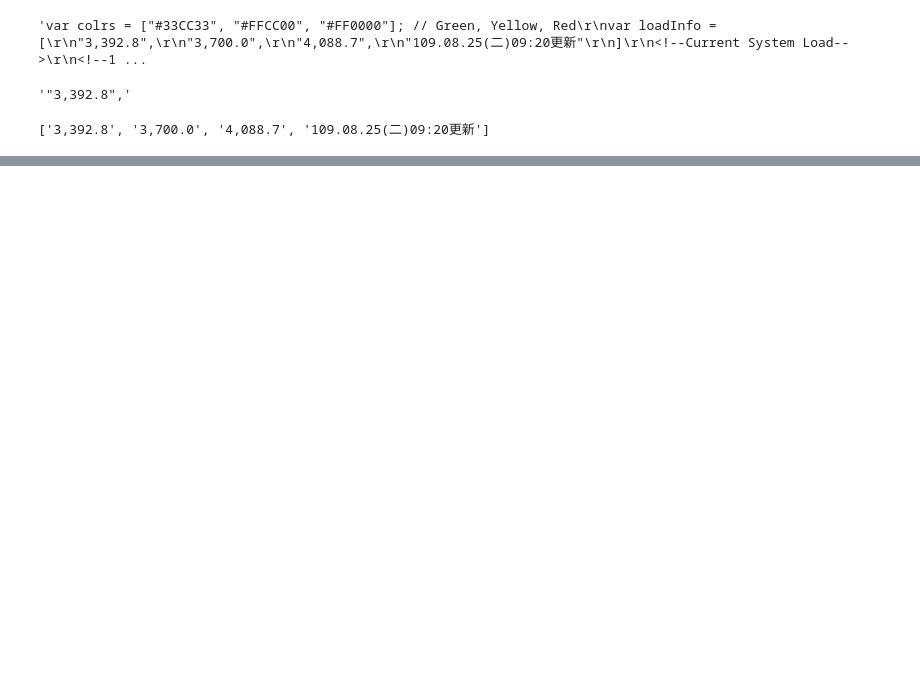
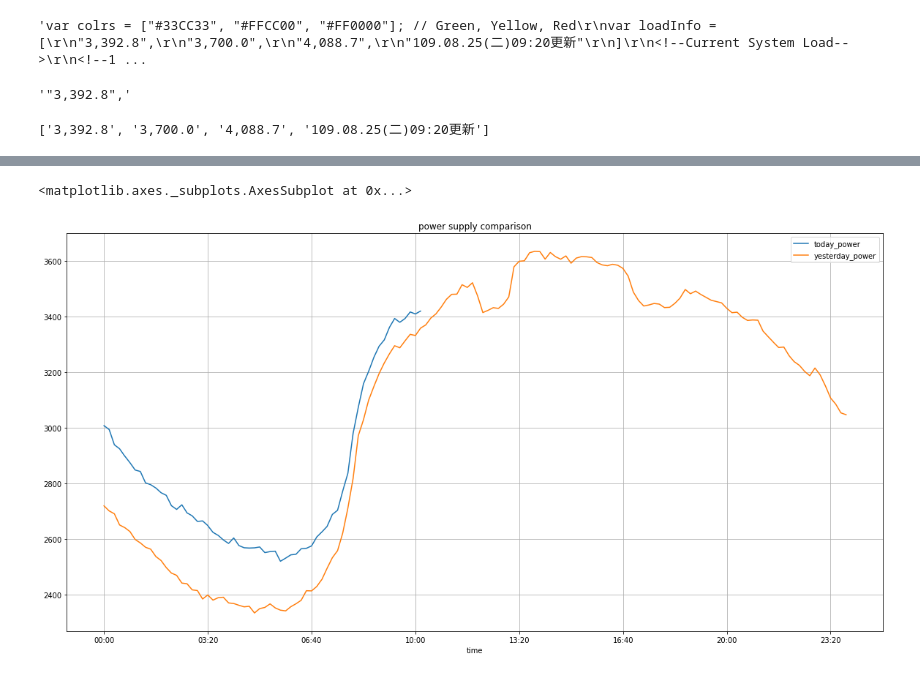
Before and after one commit to ywchiu/taipowerpy, a Jupyter notebook: Demo20200825.ipynb, the cells around one changed output, grey strips where cells are left out. Drawn from its saved outputs; the diff is of its cells as text; code cells hidden in the pictures; blank space fills up the shorter version.

```diff
--- a/Demo20200825.ipynb
+++ b/Demo20200825.ipynb
@@ -22,0 +126,7 @@ fueltype1 = requests.get('https://www.taipower.com.tw/d006/loadGraph/loadGraph/d
+# %%
+taipower.set_index('time', inplace=True, drop=True)
+# %%
+taipower.plot(kind='line', grid=True, figsize = [20,10], title='power supply comparison' )
+# %% [output]
+<matplotlib.axes._subplots.AxesSubplot at 0x...>
+[figure, added]
```
Also changed, not shown: parts of 18 cells of this notebook.
